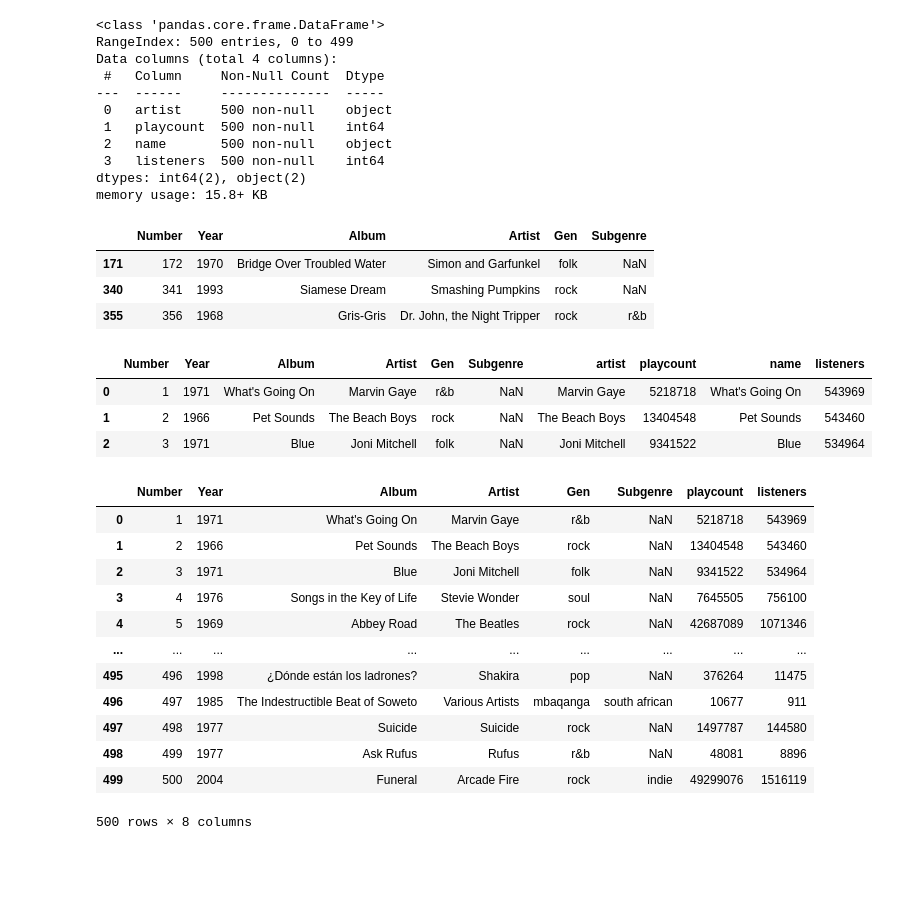
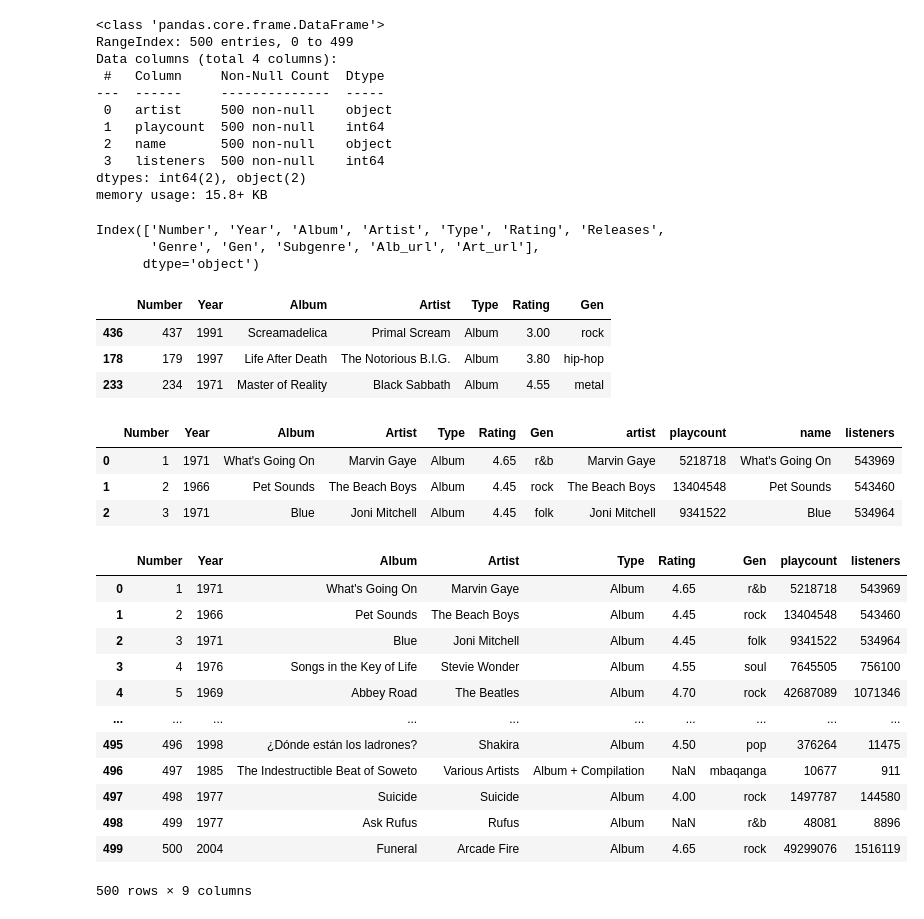
Before and after one commit to data2021oct/Pipelines-project, a Jupyter notebook: notebooks/extract_def.ipynb, the cells around one changed output. Drawn from its saved outputs; the diff is of its cells as text; code cells hidden in the pictures; blank space fills up the shorter version.

```diff
--- a/notebooks/extract_def.ipynb
+++ b/notebooks/extract_def.ipynb
@@ -306,39 +312,45 @@ Data columns (total 4 columns):
  3   listeners  500 non-null    int64
 dtypes: int64(2), object(2)
 memory usage: 15.8+ KB
+# %%
+stone.columns
+# %% [output]
+Index(['Number', 'Year', 'Album', 'Artist', 'Type', 'Rating', 'Releases',
+       'Genre', 'Gen', 'Subgenre', 'Alb_url', 'Art_url'],
+      dtype='object')
 # %%
-stone_500 = stone[["Number","Year","Album","Artist","Gen","Subgenre"]]
+stone_500 = stone[["Number","Year","Album","Artist","Type","Rating","Gen"]]
 stone_500.sample(3)
 # %% [output]
-|  | Number | Year | Album | Artist | Gen | Subgenre |
-| 171 | 172 | 1970 | Bridge Over Troubled Water | Simon and Garfunkel | folk | NaN |
-| 340 | 341 | 1993 | Siamese Dream | Smashing Pumpkins | rock | NaN |
-| 355 | 356 | 1968 | Gris-Gris | Dr. John, the Night Tripper | rock | r&b |
+|  | Number | Year | Album | Artist | Type | Rating | Gen |
+| 436 | 437 | 1991 | Screamadelica | Primal Scream | Album | 3.00 | rock |
+| 178 | 179 | 1997 | Life After Death | The Notorious B.I.G. | Album | 3.80 | hip-hop |
+| 233 | 234 | 1971 | Master of Reality | Black Sabbath | Album | 4.55 | metal |
 # %%
 #stone_alb.merge(reqs,left_index=True, right_index=True)
 stone_500_richment = stone_500.merge(Lastfm_500,left_index=True, right_index=True)
 stone_500_richment.head(3)
 # %% [output]
-|  | Number | Year | Album | Artist | Gen | Subgenre | artist | playcount | name | listeners |
-| 0 | 1 | 1971 | What's Going On | Marvin Gaye | r&b | NaN | Marvin Gaye | 5218718 | What's Going On | 543969 |
-| 1 | 2 | 1966 | Pet Sounds | The Beach Boys | rock | NaN | The Beach Boys | 13404548 | Pet Sounds | 543460 |
-| 2 | 3 | 1971 | Blue | Joni Mitchell | folk | NaN | Joni Mitchell | 9341522 | Blue | 534964 |
+|  | Number | Year | Album | Artist | Type | Rating | Gen | artist | playcount | name | listeners |
+| 0 | 1 | 1971 | What's Going On | Marvin Gaye | Album | 4.65 | r&b | Marvin Gaye | 5218718 | What's Going On | 543969 |
+| 1 | 2 | 1966 | Pet Sounds | The Beach Boys | Album | 4.45 | rock | The Beach Boys | 13404548 | Pet Sounds | 543460 |
+| 2 | 3 | 1971 | Blue | Joni Mitchell | Album | 4.45 | folk | Joni Mitchell | 9341522 | Blue | 534964 |
 # %%
-stone_500_rich =stone_500_richment [["Number","Year","Album","Artist","Gen","Subgenre","playcount","listeners"]]
+stone_500_rich =stone_500_richment [["Number","Year","Album","Artist","Type","Rating","Gen","playcount","listeners"]]
 stone_500_rich
 # %% [output]
-|  | Number | Year | Album | Artist | Gen | Subgenre | playcount | listeners |
-| 0 | 1 | 1971 | What's Going On | Marvin Gaye | r&b | NaN | 5218718 | 543969 |
-| 1 | 2 | 1966 | Pet Sounds | The Beach Boys | rock | NaN | 13404548 | 543460 |
-| 2 | 3 | 1971 | Blue | Joni Mitchell | folk | NaN | 9341522 | 534964 |
-| 3 | 4 | 1976 | Songs in the Key of Life | Stevie Wonder | soul | NaN | 7645505 | 756100 |
-| 4 | 5 | 1969 | Abbey Road | The Beatles | rock | NaN | 42687089 | 1071346 |
-| ... | ... | ... | ... | ... | ... | ... | ... | ... |
-| 495 | 496 | 1998 | ¿Dónde están los ladrones? | Shakira | pop | NaN | 376264 | 11475 |
-| 496 | 497 | 1985 | The Indestructible Beat of Soweto | Various Artists | mbaqanga | south african | 10677 | 911 |
-| 497 | 498 | 1977 | Suicide | Suicide | rock | NaN | 1497787 | 144580 |
-| 498 | 499 | 1977 | Ask Rufus | Rufus | r&b | NaN | 48081 | 8896 |
-| 499 | 500 | 2004 | Funeral | Arcade Fire | rock | indie | 49299076 | 1516119 |
+|  | Number | Year | Album | Artist | Type | Rating | Gen | playcount | listeners |
+| 0 | 1 | 1971 | What's Going On | Marvin Gaye | Album | 4.65 | r&b | 5218718 | 543969 |
+| 1 | 2 | 1966 | Pet Sounds | The Beach Boys | Album | 4.45 | rock | 13404548 | 543460 |
+| 2 | 3 | 1971 | Blue | Joni Mitchell | Album | 4.45 | folk | 9341522 | 534964 |
+| 3 | 4 | 1976 | Songs in the Key of Life | Stevie Wonder | Album | 4.55 | soul | 7645505 | 756100 |
+| 4 | 5 | 1969 | Abbey Road | The Beatles | Album | 4.70 | rock | 42687089 | 1071346 |
+| ... | ... | ... | ... | ... | ... | ... | ... | ... | ... |
+| 495 | 496 | 1998 | ¿Dónde están los ladrones? | Shakira | Album | 4.50 | pop | 376264 | 11475 |
+| 496 | 497 | 1985 | The Indestructible Beat of Soweto | Various Artists | Album + Compilation | NaN | mbaqanga | 10677 | 911 |
+| 497 | 498 | 1977 | Suicide | Suicide | Album | 4.00 | rock | 1497787 | 144580 |
+| 498 | 499 | 1977 | Ask Rufus | Rufus | Album | NaN | r&b | 48081 | 8896 |
+| 499 | 500 | 2004 | Funeral | Arcade Fire | Album | 4.65 | rock | 49299076 | 1516119 |
-500 rows × 8 columns
+500 rows × 9 columns
 # %%
 stone_500_rich.to_csv("../data/stone_500_rich.csv")
```
Also changed, not shown: parts of 7 cells of this notebook, 21 other files.
